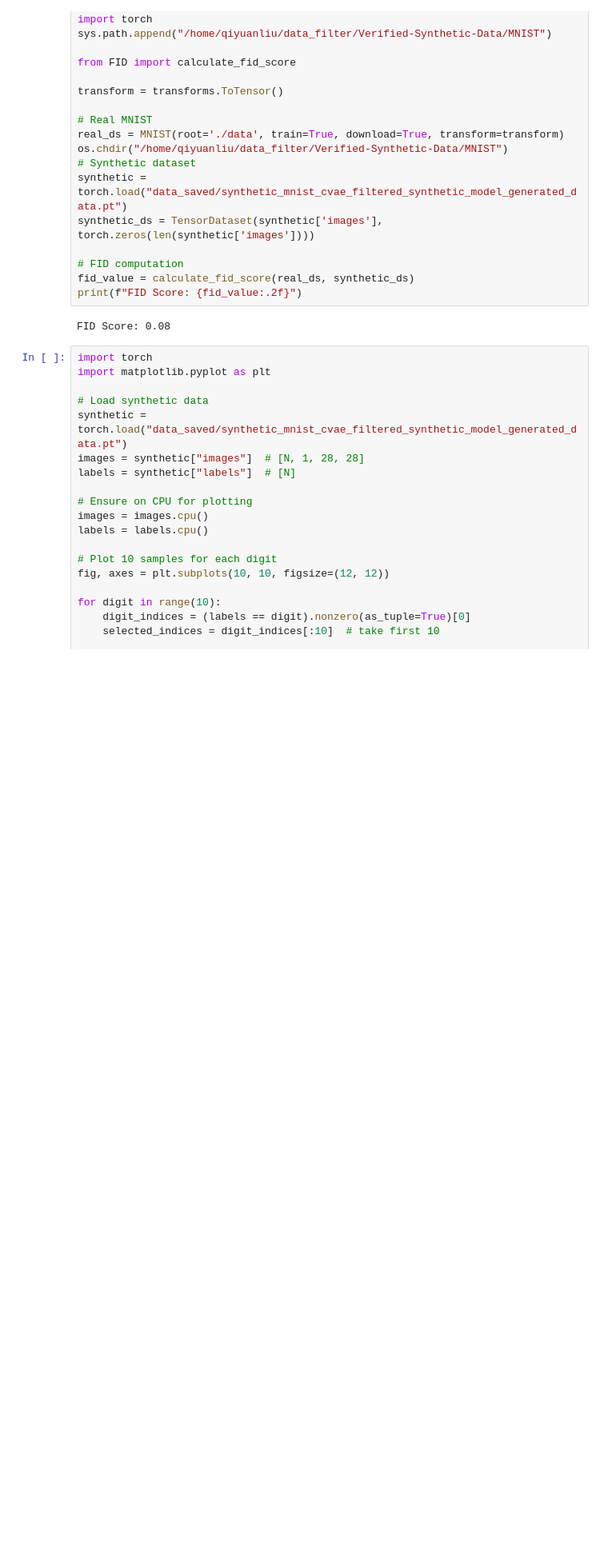
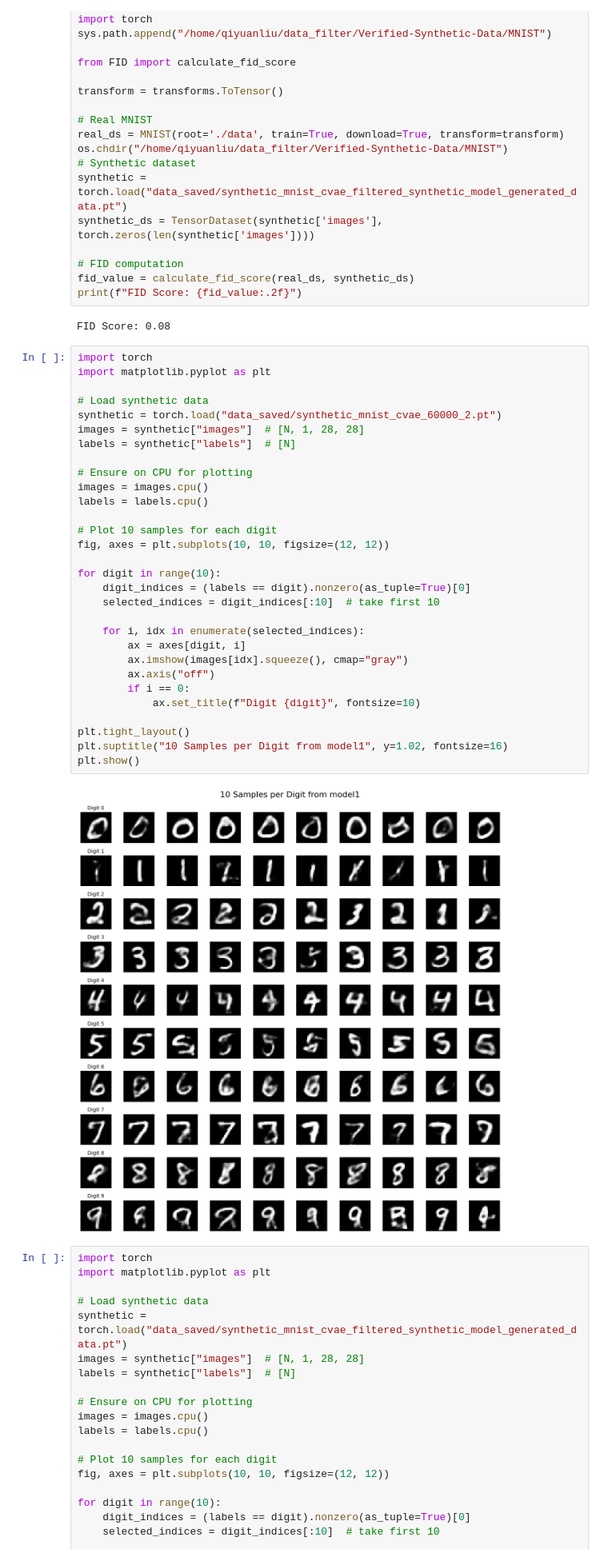
Before and after one commit to liuqiyuanhhh/Verified-Synthetic-Data, a Jupyter notebook: MNIST/vae_debug.ipynb, the cells around one changed output. Shown at 80% size. Saved outputs shown, nothing was run; the diff lists cells and outputs as text; blank space fills up the shorter version.

Commit message:
Add image

```diff
--- a/MNIST/vae_debug.ipynb
+++ b/MNIST/vae_debug.ipynb
@@ -959,6 +984,38 @@ fid_value = calculate_fid_score(real_ds, synthetic_ds)
 print(f"FID Score: {fid_value:.2f}")
 # %% [output]
 FID Score: 0.08
+# %%
+import torch
+import matplotlib.pyplot as plt
+
+# Load synthetic data
+synthetic = torch.load("data_saved/synthetic_mnist_cvae_60000_2.pt")
+images = synthetic["images"]  # [N, 1, 28, 28]
+labels = synthetic["labels"]  # [N]
+
+# Ensure on CPU for plotting
+images = images.cpu()
+labels = labels.cpu()
+
+# Plot 10 samples for each digit
+fig, axes = plt.subplots(10, 10, figsize=(12, 12))
+
+for digit in range(10):
+    digit_indices = (labels == digit).nonzero(as_tuple=True)[0]
+    selected_indices = digit_indices[:10]  # take first 10
+
+    for i, idx in enumerate(selected_indices):
+        ax = axes[digit, i]
+        ax.imshow(images[idx].squeeze(), cmap="gray")
+        ax.axis("off")
+        if i == 0:
+            ax.set_title(f"Digit {digit}", fontsize=10)
+
+plt.tight_layout()
+plt.suptitle("10 Samples per Digit from model1", y=1.02, fontsize=16)
+plt.show()
+# %% [output]
+[figure, added]
 # %%
 import torch
 import matplotlib.pyplot as plt
```
Also changed, not shown: parts of 4 cells of this notebook.
